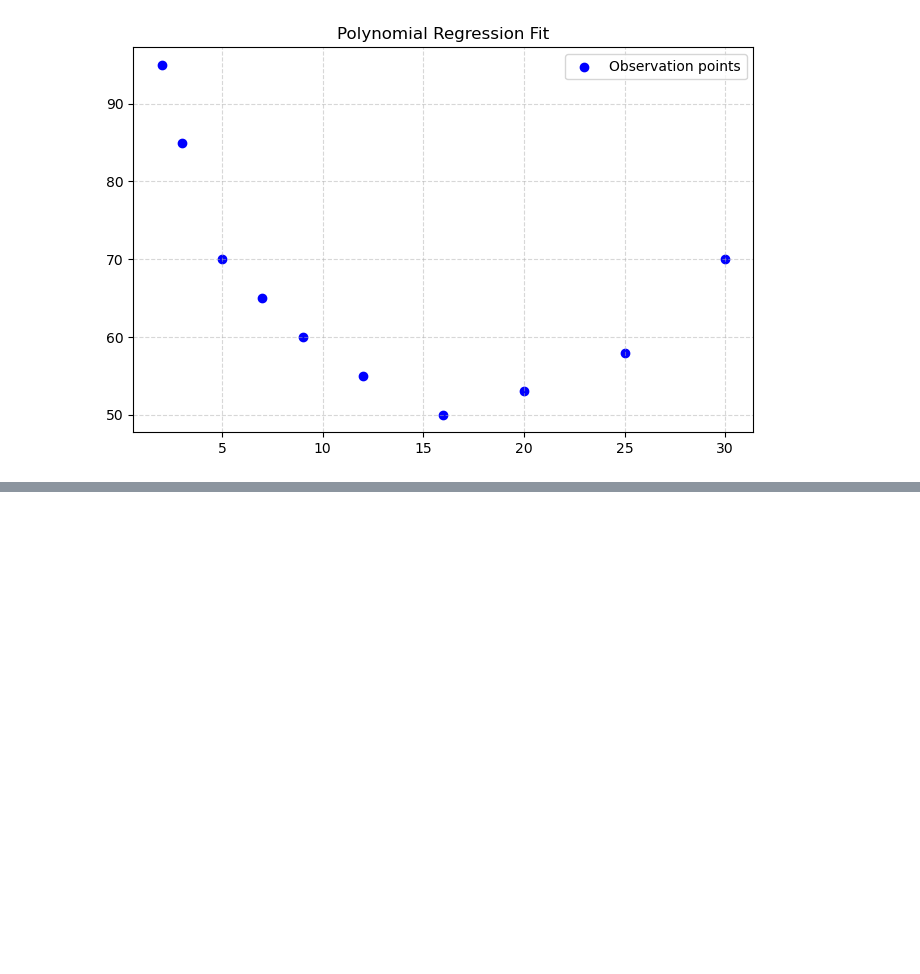
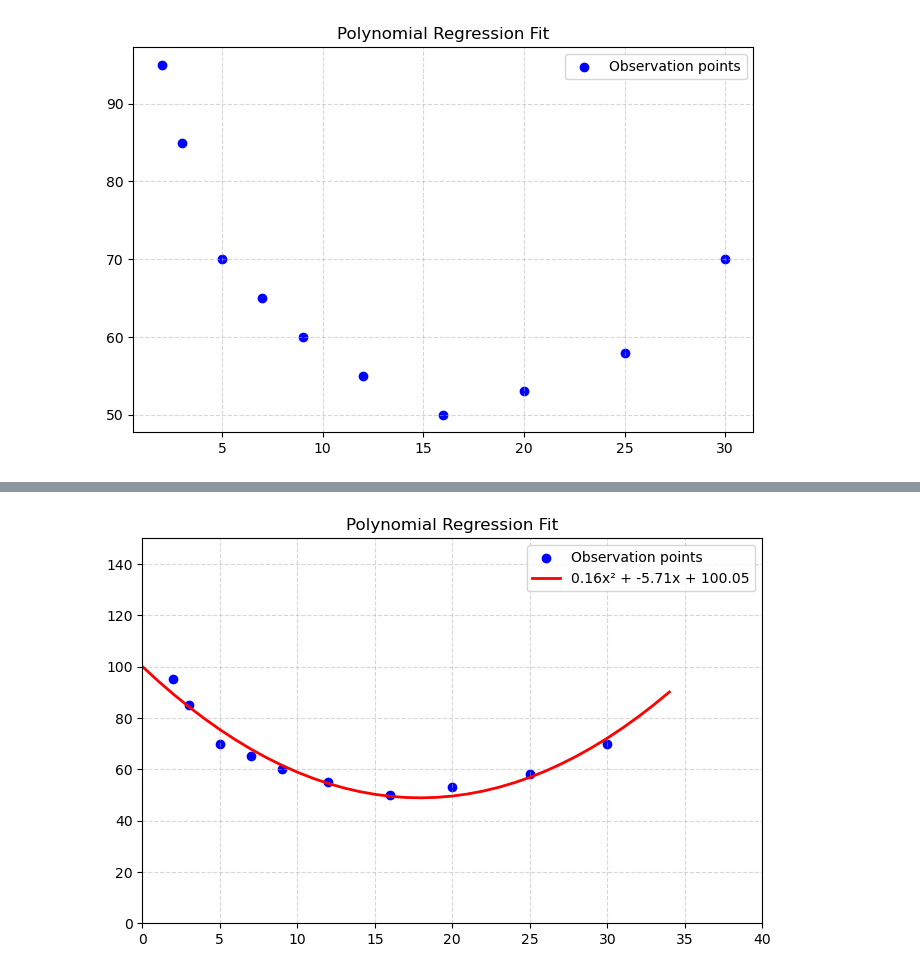
Before and after one commit to pythonai200425/10.11.2025, a Jupyter notebook: poly_reg.ipynb, the cells around one changed output, grey strips where cells are left out. Saved outputs shown, nothing was run; the diff lists cells and outputs as text; code cells hidden in the pictures; blank space fills up the shorter version.

```diff
--- a/poly_reg.ipynb
+++ b/poly_reg.ipynb
@@ -129,0 +126,79 @@ plt.show()
+# %%
+import numpy as np
+import matplotlib.pyplot as plt
+from sklearn.preprocessing import PolynomialFeatures
+from sklearn.linear_model import LinearRegression
+from sklearn.pipeline import Pipeline
+from sklearn.metrics import mean_squared_error, r2_score
+
+# Our data
+X = np.array([2, 3, 5, 7, 9, 12, 16, 20, 25, 30]).reshape(-1, 1)
+Y = np.array([95, 85, 70, 65, 60, 55, 50, 53, 58, 70])
+
+'''
+min_mse = None
+a_min = None
+b_min = None
+c_min = None
+for a in np.arange(-2, 2, 0.1):
+    for b in np.arange(-10, 10, 0.1):
+        for c in np.arange(-50, 105, 1):
+            y_pred = get_y(a, b, c, np.array([2, 3, 5, 7, 9, 12, 16, 20, 25, 30]))
+            cur_mse = mse(Y, y_pred)
+            if min_mse == None or cur_mse < min_mse:
+                min_mse = cur_mse
+                a_min, b_min, c_min = a, b, c
+
+'''
+
+# y = a*x**2  + b*x + c
+# a = ? b = ? c = ?
+# X = np.array([2, 3, 5, 7, 9, 12, 16, 20, 25, 30]).reshape(-1, 1)
+
+# 11111111111111111111111111111111111111
+# X = np.array([2, 3, 5, 7, 9, 12, 16, 20, 25, 30]).reshape(-1, 1)
+# X²
+
+poly = PolynomialFeatures(degree=2, include_bias=True)  # prepare
+X_poly_3_column = poly.fit_transform(X)  # do
+
+model = LinearRegression()
+model.fit(X_poly_3_column, Y)
+
+intercept = model.intercept_
+coefficients = model.coef_
+
+print(f"Intercept (β₀) c: {intercept:.2f}")
+print(f"Coefficient for x (β₁)  b: {coefficients[1]:.2f}")
+print(f"Coefficient for x² (β₂) a: {coefficients[2]:.2f}")
+a = coefficients[2]
+b = coefficients[1]
+c = intercept
+print(f"y = {a:.2f}x² + {b:.2f}x + {c:.2f}")
+
+# get r2 + adjr2
+r2 = r2_score(Y, model.predict(X_poly_3_column))
+print('r2', r2)
+
+plt.figure(figsize=(8, 5))
+plt.scatter(X, Y, color='blue', label='Observation points')
+plt.title('Polynomial Regression Fit')
+plt.legend()
+plt.grid(True, linestyle='--', alpha=0.5)
+
+# find the y of the parabula using the formula
+y_graph = get_para(a, b, c, x)
+
+# another way to find the y of the parabula and draw it
+x_parabula = np.arange(0, 35)
+x_parabula_reshape = x_parabula.reshape(-1,1)  # not always necessary
+x_parabula_split_3 = poly.fit_transform(x_parabula_reshape)
+y_parabula = model.predict(x_parabula_split_3)
+
+plt.plot(x_parabula, y_parabula, color='red', linewidth=2, label=f'{a:.2f}x² + {b:.2f}x + {c:.2f}')
+
+plt.legend()
+plt.xlim(0, 40)
+plt.ylim(00, 150)
+plt.show()
+# %% [output]
@@ -129,0 +210 @@ plt.show()
+[figure, added]
```
Also changed, not shown: parts of 2 cells of this notebook, 1 other file.
